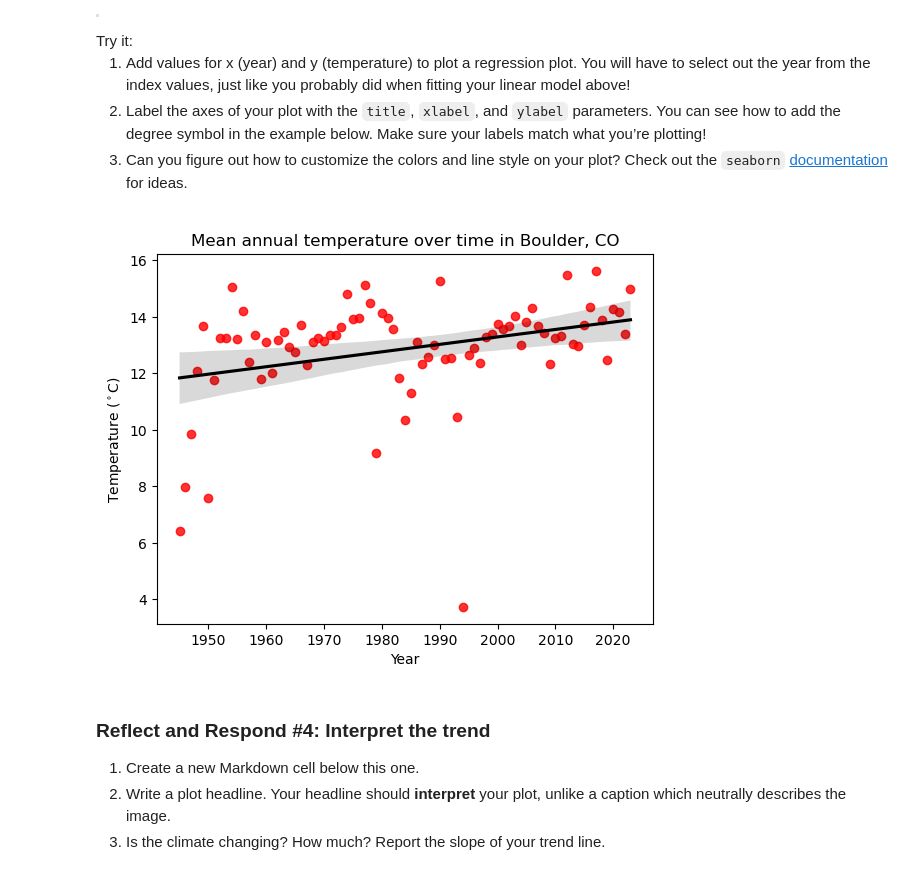
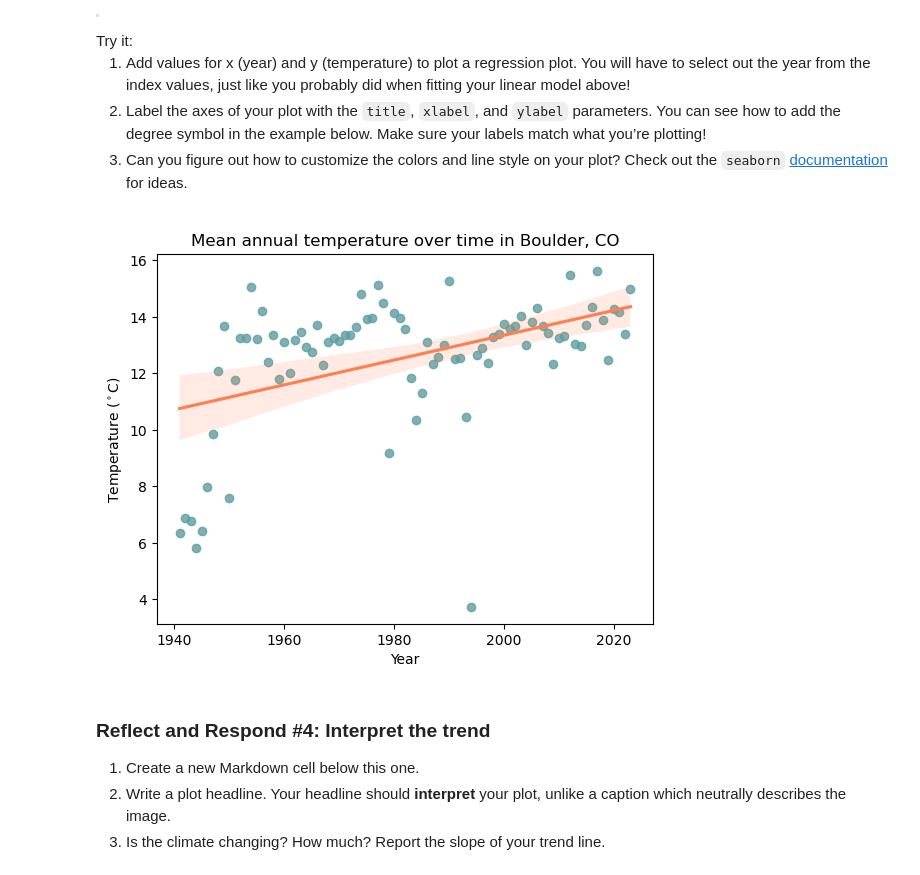
Before and after one commit to nyikacampbell/2026-EDA-climate-change-coding, a Jupyter notebook: 05_climate_trendline.ipynb, the cells around one changed output. Drawn from its saved outputs; the diff is of its cells as text; code cells hidden in the pictures.

```diff
--- a/05_climate_trendline.ipynb
+++ b/05_climate_trendline.ipynb
@@ -104,3 +125,16 @@ from sklearn.linear_model import LinearRegression
 data when calculating a trend line? Be sure to select out data that
 meets the OLS assumptions.</li>
 </ol></div></div>
+# %%
+#### Cleaning the data for regression
+### Subset to just temp_c data for regression
+temp_ann_c_df = temp_ann_df[['temp_c']]
+
+### Subset to be just after 1941 years with temperature data
+complete_data_df = temp_ann_c_df.loc['1941':'2023']
+complete_data_df
+
+#### drop na in regression_df
+regression_df = complete_data_df.dropna()
+#regression_df = complete_data_df
+regression_df
@@ -158,26 +207,31 @@ match what you’re plotting!</li>
 href="https://seaborn.pydata.org/">documentation</a> for ideas.</li>
 </ol></div></div>
 # %%
-### plot data
+### plot data post 1941 with regression line to ensure slope is what the OLS regression model calculated
 ax = sns.regplot(
-    x = ,
-    y = ,
+    x = regression_df.index.year,
+    y = regression_df.temp_c,
+
+    ## change color of datapoints
+    color = 'cadetblue',
+    ## change color of regression line
+    line_kws = {'color': 'coral'},
 )
 
 ### make labels
 ax.set(
-    title = '',
-    xlabel = '',
+    title = 'Mean annual temperature over time in Boulder, CO',
+    xlabel = 'Year',
     ylabel = 'Temperature ($^\circ$C)'
 )
 
 ### save your plot
-plt.savefig('/workspaces/repo_name/filename.jpeg')
+plt.savefig('/workspaces/2026-EDA-climate-change-coding/05_trendline-plot.jpeg')
 
 ### plot it
 plt.show()
 # %% [output]
-[figure, old version]
+[figure, new version]
 # %% [markdown]
 ### Reflect and Respond #4: Interpret the trend
 1.  Create a new Markdown cell below this one.
```
Also changed, not shown: parts of 6 cells of this notebook, 2 other files.
